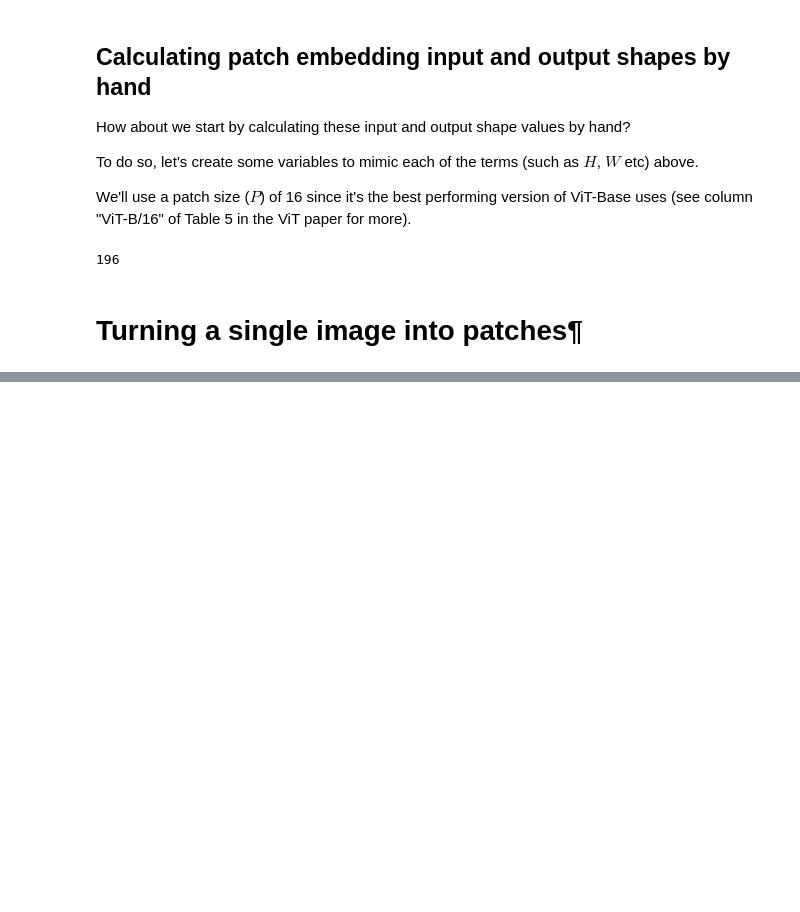
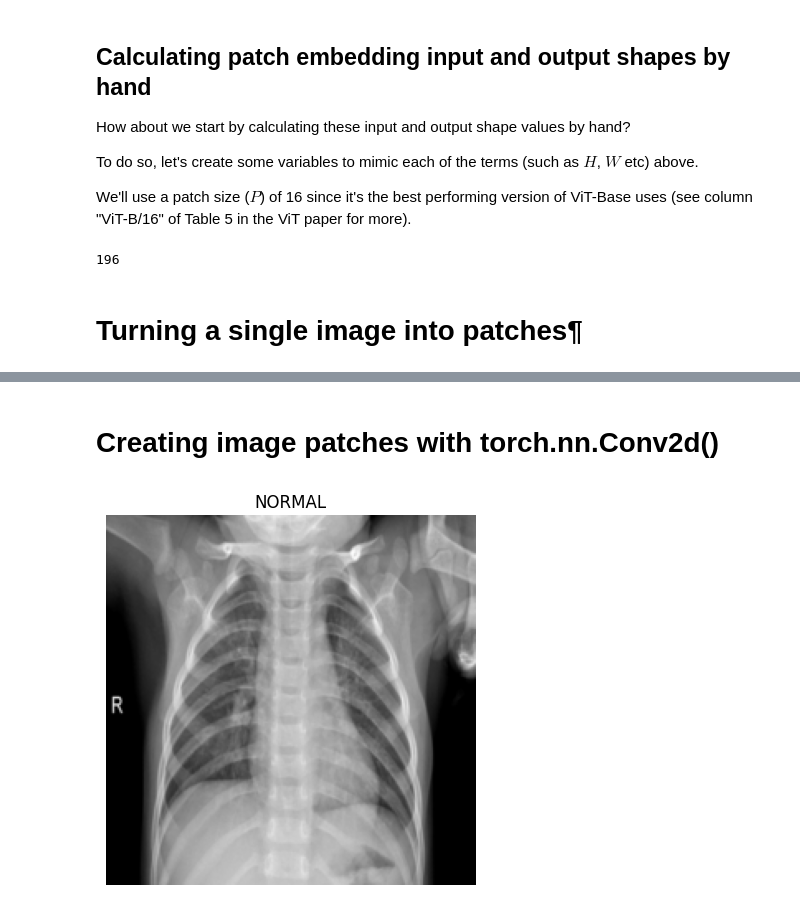
Before and after one commit to Harsh-Prajapati54/PyTorch-Learning-Journey, a Jupyter notebook: Vision_Transformer.ipynb, the cells around one changed output, grey strips where cells are left out. Drawn from its saved outputs; the diff is of its cells as text; code cells hidden in the pictures; blank space fills up the shorter version.

```diff
--- a/Vision_Transformer.ipynb
+++ b/Vision_Transformer.ipynb
@@ -301,0 +302,2 @@ Patch size: 16 pixels x 16 pixels
+# %% [markdown]
+#  Creating image patches with torch.nn.Conv2d()
@@ -301,0 +316,8 @@ Patch size: 16 pixels x 16 pixels
+# %%
+
+# View single image
+plt.imshow(image.permute(1, 2, 0)) # adjust for matplotlib
+plt.title(class_names[label])
+plt.axis(False);
+# %% [output]
+[figure, added]
```
Also changed, not shown: parts of 5 cells of this notebook.
